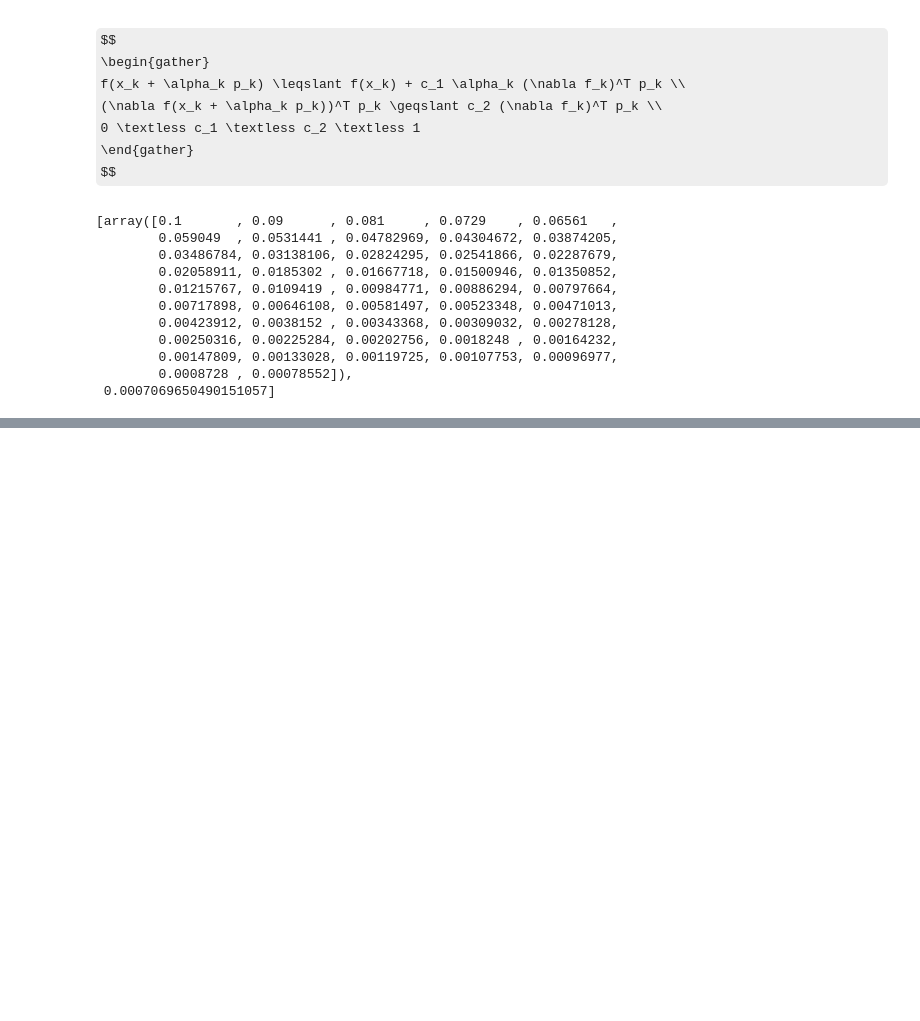
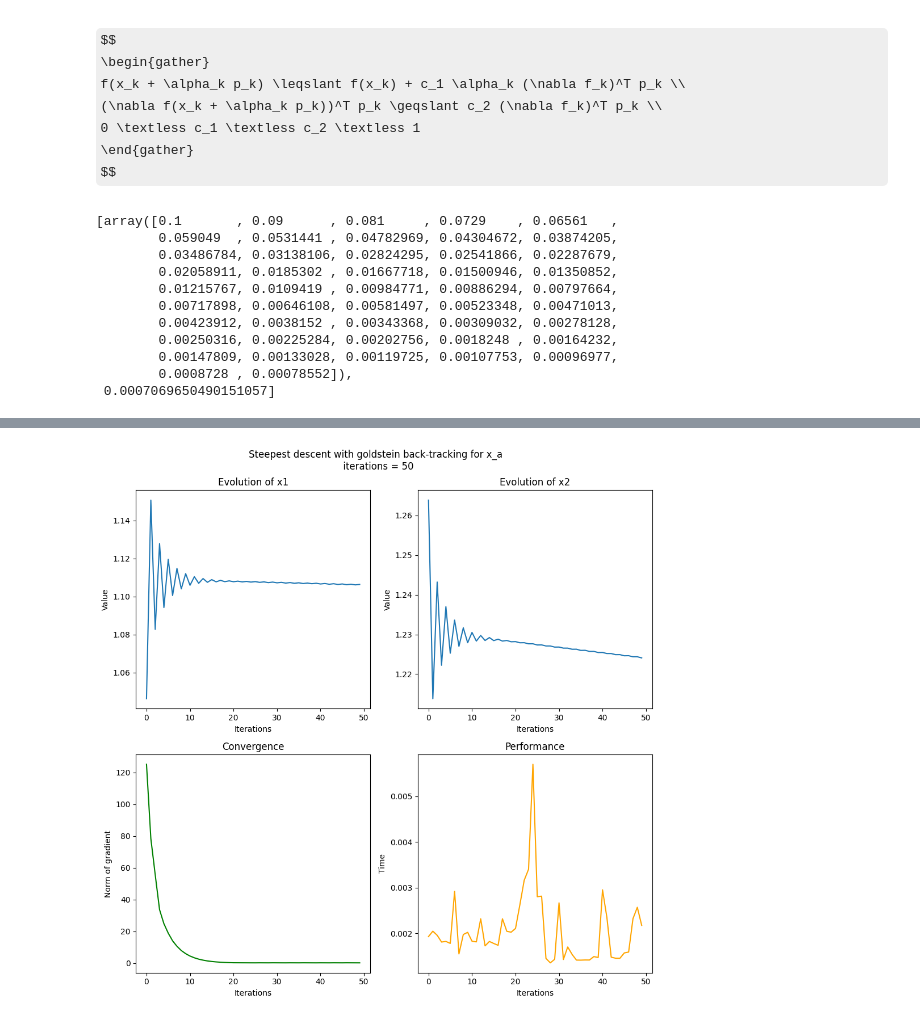
Before and after one commit to ThesplumCoder/convex-optimization, a Jupyter notebook: topics/backtracking.ipynb, the cells around one changed output, grey strips where cells are left out. Saved outputs shown, nothing was run; the diff lists cells and outputs as text; code cells hidden in the pictures; some formulas as TeX source; blank space fills up the shorter version.

```diff
--- a/topics/backtracking.ipynb
+++ b/topics/backtracking.ipynb
@@ -297,0 +386,31 @@ plt.show()
+# %%
+results_goldstein_xA = steepest_descent_goldstein(50, alpha_manual, point_xA, e_max)
+# %%
+plt.figure(figsize=(10, 10))
+plt.subplot(2, 2, 1)
+plt.plot(results_goldstein_xA[2][:, 0])
+plt.xlabel('Iterations')
+plt.ylabel('Value')
+plt.title('Evolution of x1')
+plt.subplot(2, 2, 2)
+plt.plot(results_goldstein_xA[2][:, 1])
+plt.xlabel('Iterations')
+plt.ylabel('Value')
+plt.title('Evolution of x2')
+
+plt.subplot(2, 2, 3)
+plt.plot(np.linalg.norm(results_goldstein_xA[0], axis=1), color = 'green')
+plt.xlabel('Iterations')
+plt.ylabel('Norm of gradient')
+plt.title('Convergence')
+plt.subplot(2, 2, 4)
+plt.plot(results_goldstein_xA[1], color = 'orange')
+plt.xlabel('Iterations')
+plt.ylabel('Time')
+plt.title('Performance')
+
+plt.suptitle(f'Steepest descent with goldstein back-tracking for x_a \n iterations = {results_goldstein_xA[2].shape[0]}')
+plt.tight_layout()
+plt.show()
+# %% [output]
+[figure, added]
```
Also changed, not shown: parts of 13 cells of this notebook.
